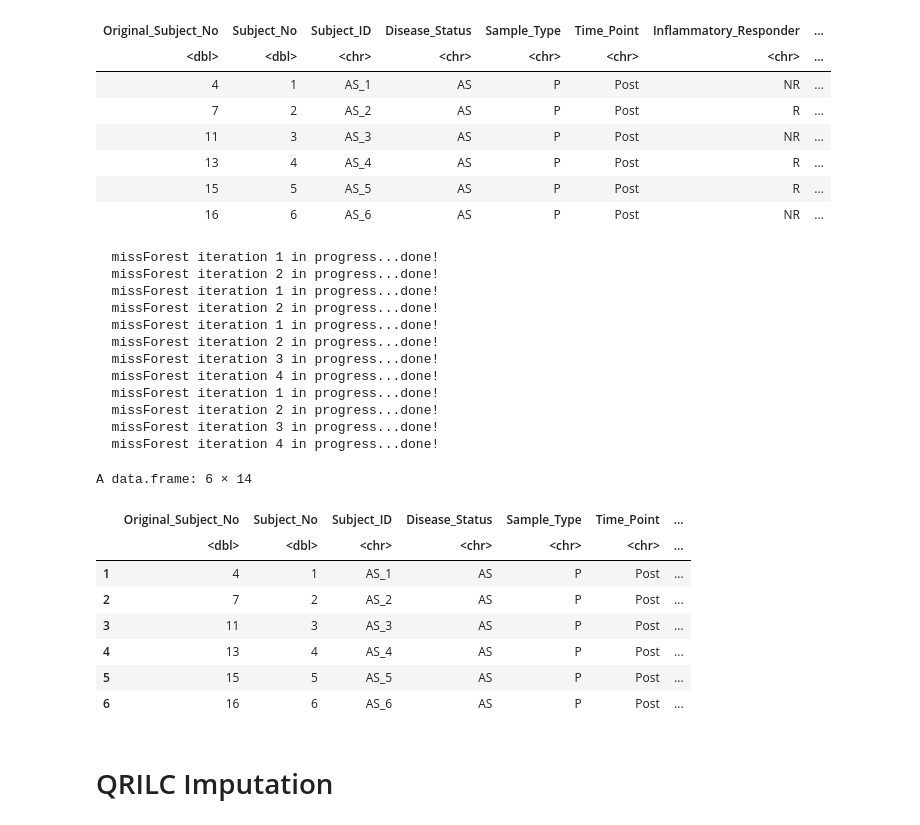
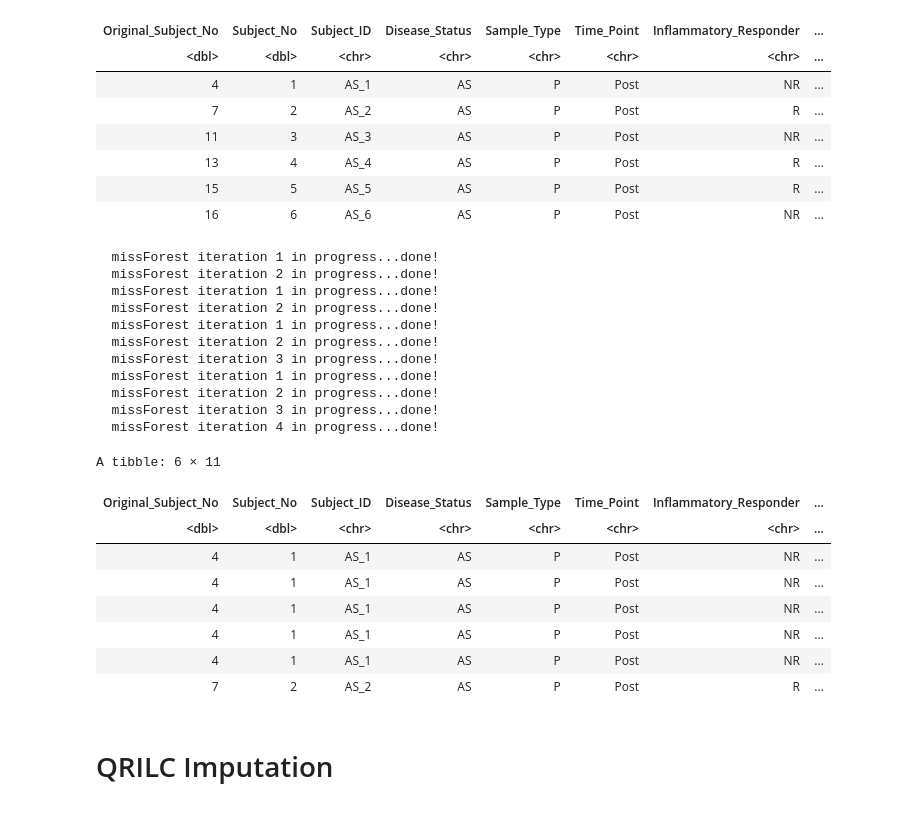
Before and after one commit to UNC-CEMALB/Ozone-exposure-is-associated-with-alterations-in-lung-and-systemic-sterol-profiles-in-healthy-and-as, a Jupyter notebook: 1. Data Imputation/Data Imputation.ipynb, the cells around one changed output. Drawn from its saved outputs; the diff is of its cells as text; code cells hidden in the pictures.

```diff
--- a/1. Data Imputation/Data Imputation.ipynb
+++ b/1. Data Imputation/Data Imputation.ipynb
@@ -139,45 +151,44 @@ A tibble: 6 × 11
 # %%
 #imputing lung function data using RF
 random_forest_imputation = function(dataset){
     wider_dataset = dataset %>%
         pivot_wider(names_from = Variable, values_from = Value)
     imputed_RF_object = missForest(as.matrix(wider_dataset[,10:14]))
     imputed_RF_df = imputed_RF_object$ximp
-    imputed_final_df = data.frame(cbind(wider_dataset[,1:9], imputed_RF_df)) #%>%
-        #pivot_longer(cols = 10:14, names_to = "Variable", values_to = "Value")
+    imputed_final_df = data.frame(cbind(wider_dataset[,1:9], imputed_RF_df)) %>%
+        pivot_longer(cols = 10:14, names_to = "Variable", values_to = "Value")
 
     return(imputed_final_df)
 }
 
 #calling fn
 imputed_lung_function_plasma_post_df = random_forest_imputation(lung_function_plasma_post_df)
 imputed_lung_function_plasma_pre_df = random_forest_imputation(lung_function_plasma_pre_df)
 imputed_lung_function_sputum_post_df = random_forest_imputation(lung_function_sputum_post_df)
 imputed_lung_function_sputum_pre_df = random_forest_imputation(lung_function_sputum_pre_df)
 
 head(imputed_lung_function_plasma_post_df)
 # %% [output]
   missForest iteration 1 in progress...done!
   missForest iteration 2 in progress...done!
   missForest iteration 1 in progress...done!
   missForest iteration 2 in progress...done!
   missForest iteration 1 in progress...done!
   missForest iteration 2 in progress...done!
   missForest iteration 3 in progress...done!
-  missForest iteration 4 in progress...done!
   missForest iteration 1 in progress...done!
   missForest iteration 2 in progress...done!
   missForest iteration 3 in progress...done!
   missForest iteration 4 in progress...done!
-A data.frame: 6 × 14
+A tibble: 6 × 11
-|  | Original_Subject_No | Subject_No | Subject_ID | Disease_Status | Sample_Type | Time_Point | ... |
-|  | <dbl> | <dbl> | <chr> | <chr> | <chr> | <chr> | ... |
-| 1 | 4 | 1 | AS_1 | AS | P | Post | ... |
-| 2 | 7 | 2 | AS_2 | AS | P | Post | ... |
-| 3 | 11 | 3 | AS_3 | AS | P | Post | ... |
-| 4 | 13 | 4 | AS_4 | AS | P | Post | ... |
-| 5 | 15 | 5 | AS_5 | AS | P | Post | ... |
-| 6 | 16 | 6 | AS_6 | AS | P | Post | ... |
+| Original_Subject_No | Subject_No | Subject_ID | Disease_Status | Sample_Type | Time_Point | Inflammatory_Responder | ... |
+| <dbl> | <dbl> | <chr> | <chr> | <chr> | <chr> | <chr> | ... |
+| 4 | 1 | AS_1 | AS | P | Post | NR | ... |
+| 4 | 1 | AS_1 | AS | P | Post | NR | ... |
+| 4 | 1 | AS_1 | AS | P | Post | NR | ... |
+| 4 | 1 | AS_1 | AS | P | Post | NR | ... |
+| 4 | 1 | AS_1 | AS | P | Post | NR | ... |
+| 7 | 2 | AS_2 | AS | P | Post | R | ... |
 # %% [markdown]
 # QRILC Imputation
 # %%
```
Also changed, not shown: parts of 3 cells of this notebook.
